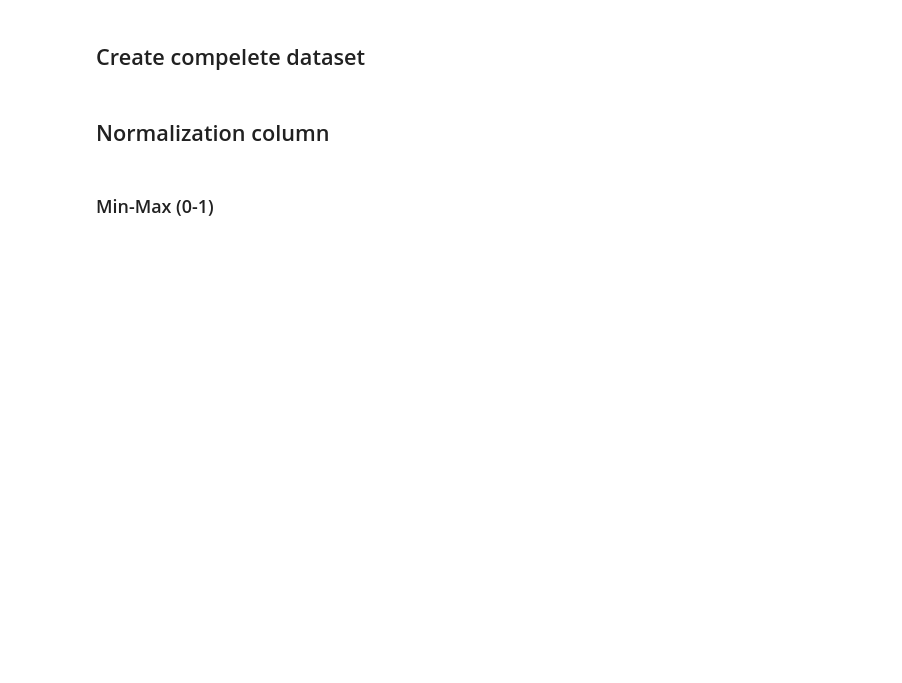
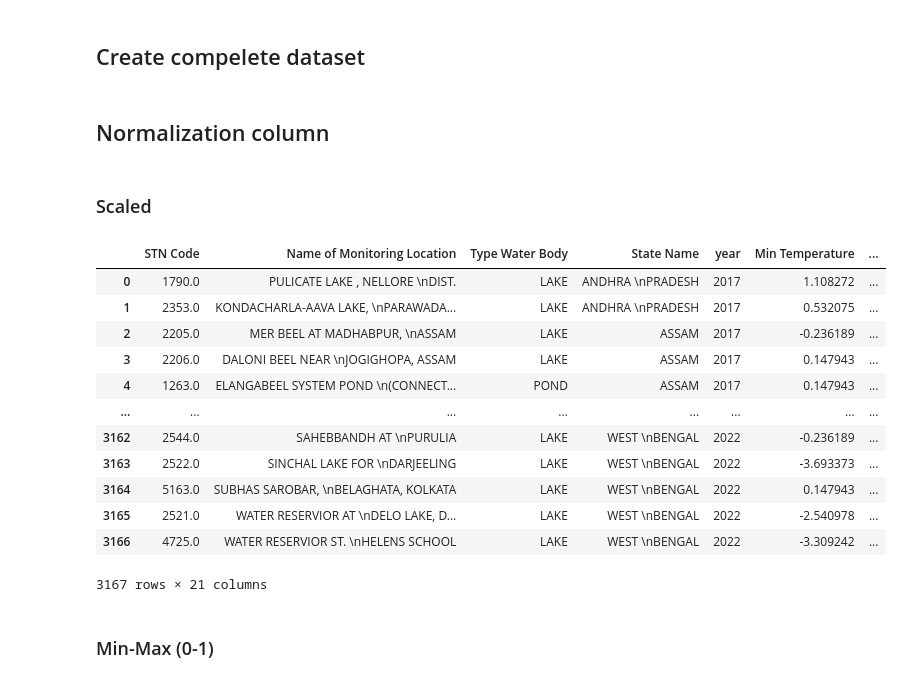
Before and after one commit to JRay-Lin/big_data, a Jupyter notebook: main.ipynb, the cells around one changed output. Saved outputs shown, nothing was run; the diff lists cells and outputs as text; code cells hidden in the pictures; blank space fills up the shorter version.

```diff
--- a/main.ipynb
+++ b/main.ipynb
@@ -6,8 +6,8 @@ import numpy as np
 import sklearn.preprocessing as pp
 
 # pd.option show rows and cols data of df
-pd.set_option("display.max_rows", 10)
-pd.set_option("display.max_columns", 30)
+pd.set_option("display.max_rows", 5)
+pd.set_option("display.max_columns", 20)
 # %% [markdown]
 ## Create compelete dataset
 # %%
@@ -42,7 +41,4 @@ df
 # %%
-from matplotlib import axis
-import pandas as pd
-
 # Get labels
 df_location = df.iloc[:,0:4]
 df_year  = df.iloc[:,-1:]
@@ -50,7 +46,43 @@ df_label = pd.concat([df_location,df_year],axis=1)
 
 # Get datas
 df_data = df.iloc[:,4:-1]
+
+
+# Ensure all datas are numeric
+df_data = df_data.apply(pd.to_numeric, errors='coerce')
+df_data
 # %% [markdown]
 ## Normalization column
+# %%
+# Fill NaN data with mean of the col
+df_data.fillna(df_data.mean(), inplace=True)
+
+def create_normalized_DataFrame(data,label=df_label):
+    dataframe = pd.DataFrame(data=data, columns=df_data.columns)
+    dataframe = pd.concat([label.reset_index(),dataframe], axis=1)
+    dataframe.drop(['index'], axis=1, inplace=True)
+    return dataframe
+# %% [markdown]
+### Scaled
+# %%
+## Scaled
+scaled_normalized = pp.scale(df_data)
+
+df_scaled = create_normalized_DataFrame(scaled_normalized)
+df_scaled
+# %% [output]
+|  | STN Code | Name of Monitoring Location | Type Water Body | State Name | year | Min Temperature | ... |
+| 0 | 1790.0 | PULICATE LAKE , NELLORE \nDIST. | LAKE | ANDHRA \nPRADESH | 2017 | 1.108272 | ... |
+| 1 | 2353.0 | KONDACHARLA-AAVA LAKE, \nPARAWADA... | LAKE | ANDHRA \nPRADESH | 2017 | 0.532075 | ... |
+| 2 | 2205.0 | MER BEEL AT MADHABPUR, \nASSAM | LAKE | ASSAM | 2017 | -0.236189 | ... |
+| 3 | 2206.0 | DALONI BEEL NEAR \nJOGIGHOPA, ASSAM | LAKE | ASSAM | 2017 | 0.147943 | ... |
+| 4 | 1263.0 | ELANGABEEL SYSTEM POND \n(CONNECT... | POND | ASSAM | 2017 | 0.147943 | ... |
+| ... | ... | ... | ... | ... | ... | ... | ... |
+| 3162 | 2544.0 | SAHEBBANDH AT \nPURULIA | LAKE | WEST \nBENGAL | 2022 | -0.236189 | ... |
+| 3163 | 2522.0 | SINCHAL LAKE FOR \nDARJEELING | LAKE | WEST \nBENGAL | 2022 | -3.693373 | ... |
+| 3164 | 5163.0 | SUBHAS SAROBAR, \nBELAGHATA, KOLKATA | LAKE | WEST \nBENGAL | 2022 | 0.147943 | ... |
+| 3165 | 2521.0 | WATER RESERVIOR AT \nDELO LAKE, D... | LAKE | WEST \nBENGAL | 2022 | -2.540978 | ... |
+| 3166 | 4725.0 | WATER RESERVIOR ST. \nHELENS SCHOOL | LAKE | WEST \nBENGAL | 2022 | -3.309242 | ... |
+3167 rows × 21 columns
 # %% [markdown]
 ### Min-Max (0-1)
```
Also changed, not shown: parts of 4 cells of this notebook.
